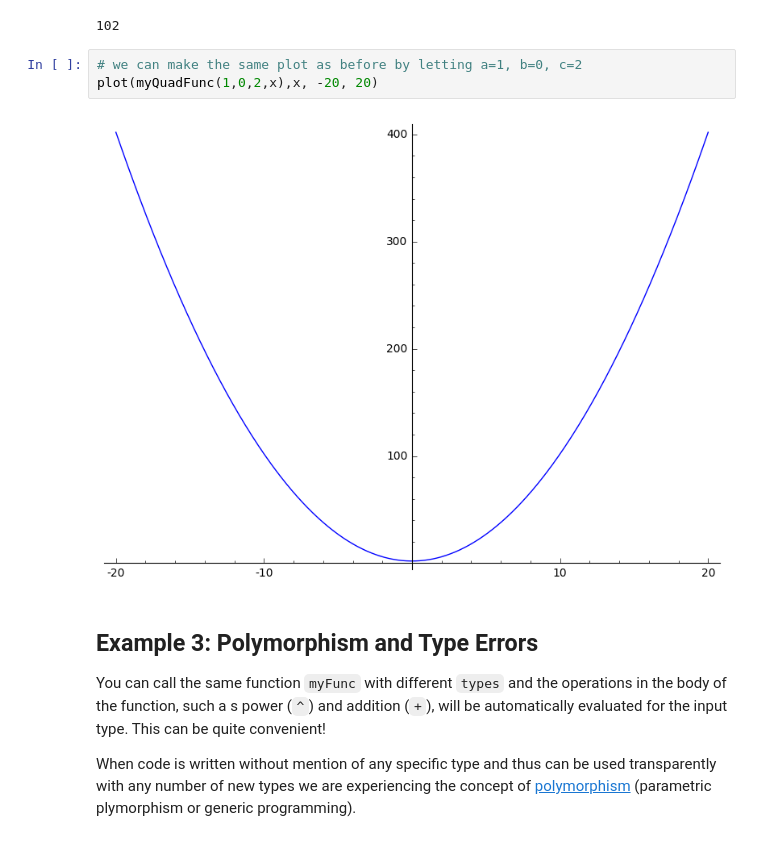
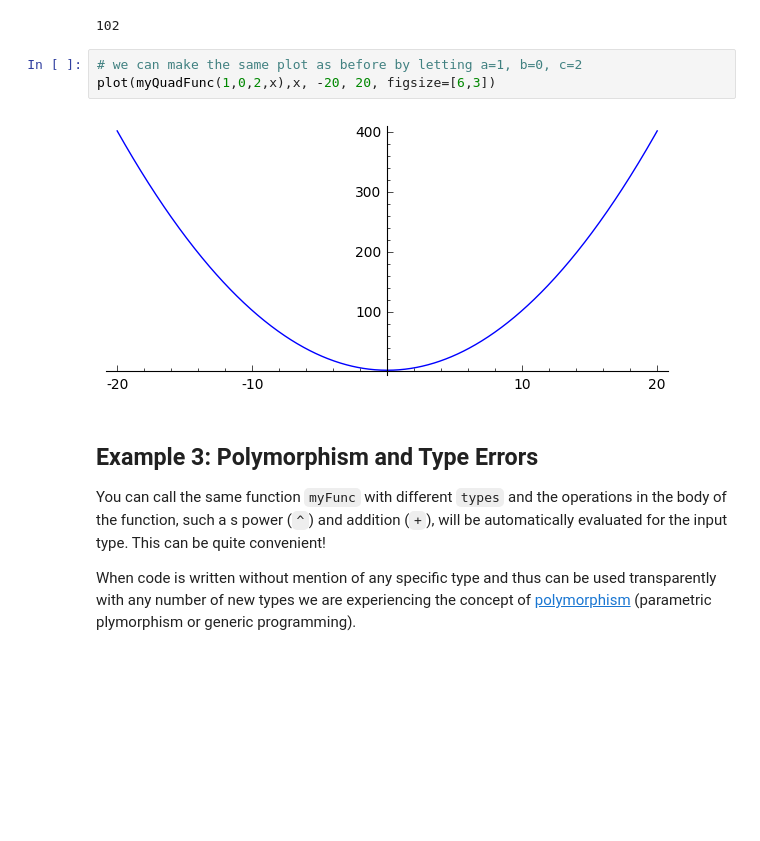
Before and after one commit to lamastex/scalable-data-science, a Jupyter notebook: _infty/2018/01/jp/03.ipynb, the cells around one changed output. Cells and saved outputs as stored; diff of their text form; blank space fills up the shorter version.

```diff
--- a/_infty/2018/01/jp/03.ipynb
+++ b/_infty/2018/01/jp/03.ipynb
@@ -327,9 +331,9 @@ myQuadFunc(1, 0, 2, 10) # a = 1, b = 0, c = 2, x = 10
 102
 # %%
 # we can make the same plot as before by letting a=1, b=0, c=2
-plot(myQuadFunc(1,0,2,x),x, -20, 20)
+plot(myQuadFunc(1,0,2,x),x, -20, 20, figsize=[6,3])
 # %% [output]
-[figure, old version]
+[figure, new version]
 # %% [markdown]
 ## Example 3: Polymorphism and Type Errors
 You can call the same function `myFunc` with different `types` and the operations in the body of the function, such a s power (`^`) and addition (`+`), will be automatically evaluated for the input type. This can be quite convenient!
```
Also changed, not shown: parts of 6 cells of this notebook, 2 other files.
